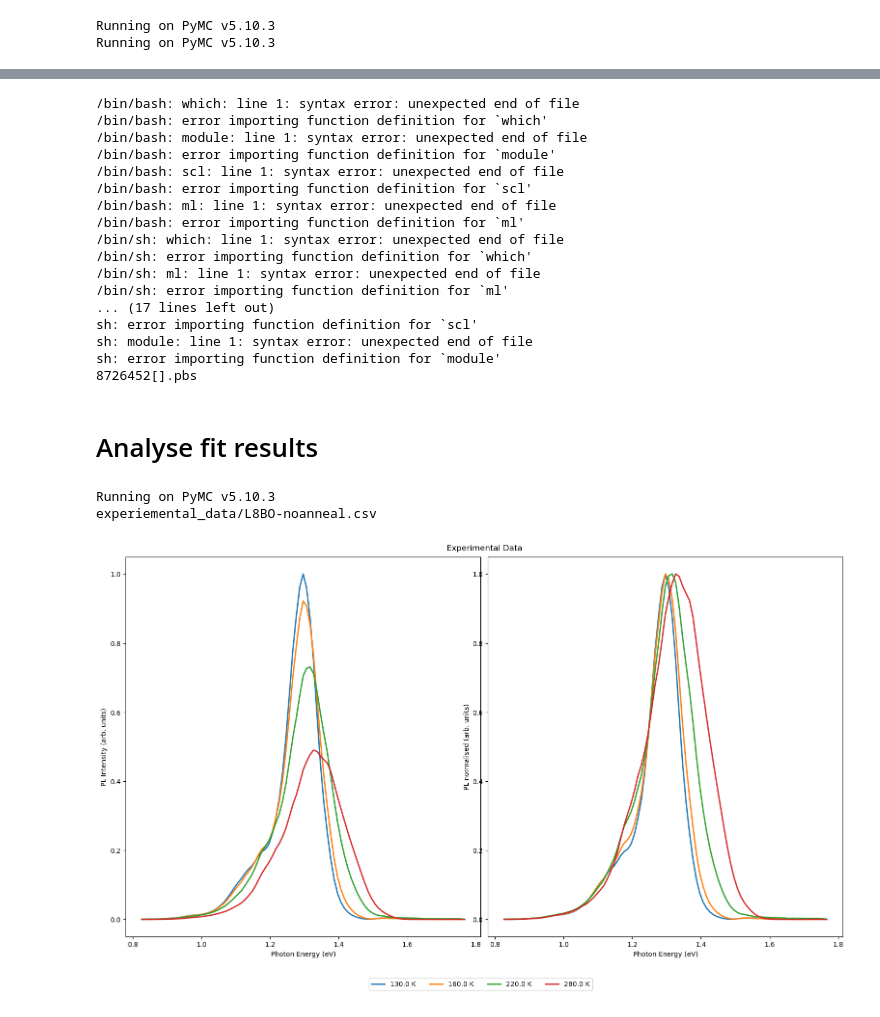
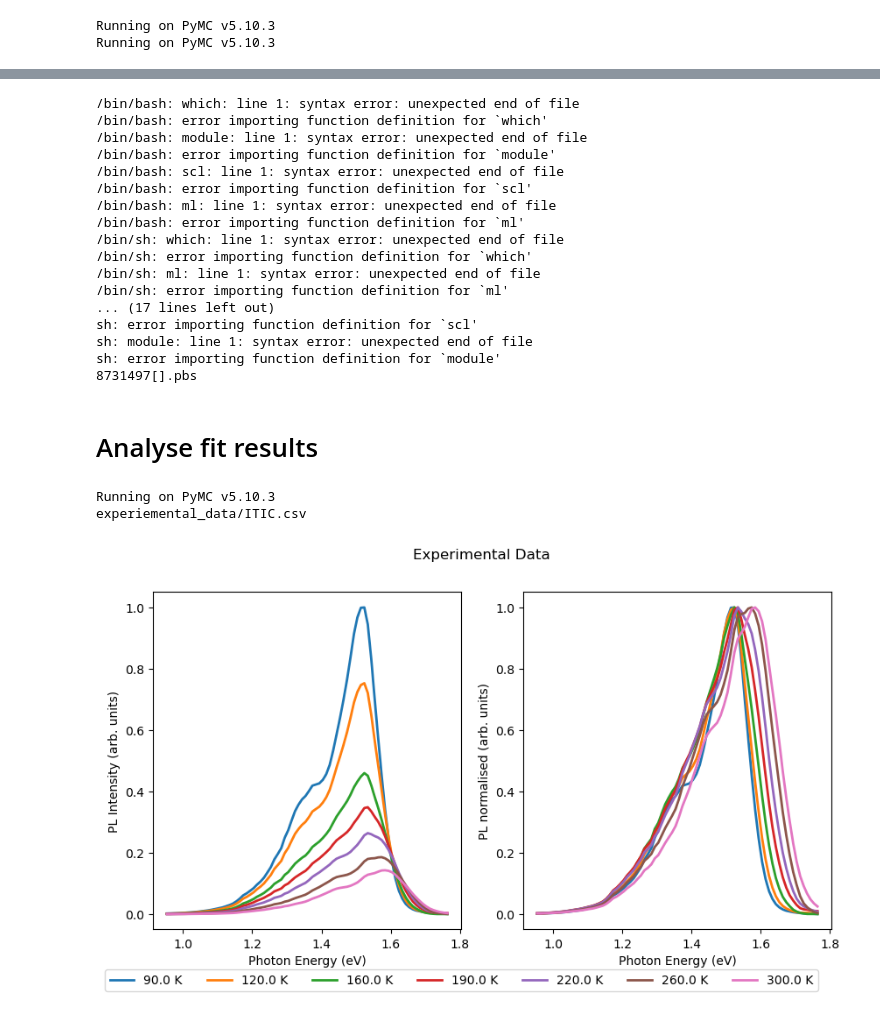
Before and after one commit to mohammedazzouzi15/pl_temp_fit, a Jupyter notebook: notebook/Workflow_fit_pl.ipynb, the cells around one changed output, grey strips where cells are left out. Cells and saved outputs as stored; diff of their text form; code cells hidden in the pictures.

```diff
--- a/notebook/Workflow_fit_pl.ipynb
+++ b/notebook/Workflow_fit_pl.ipynb
@@ -192,17 +196,17 @@ ValueError: Not enough samples to build a trace.
 script="#!/bin/bash \n"+\
     "#PBS -l walltime=07:59:01 \n"+\
     "#PBS -l select=1:ncpus=16:mem=4gb:avx=true \n"+\
-    f"#PBS -J 1-{17} \n"+\
+    f"#PBS -J 1-{16} \n"+\
     " \n"+\
     "cd /rds/general/user/ma11115/home/pl_temp_fit/ \n"+\
     "module load anaconda3/personal \n"+ \
     "source activate pymc_env     \n"+\
     f"python src/pl_temp_fit/fit_experimental_PLT.py --test_number ${'PBS_ARRAY_INDEX'} --data_file {csv_name} \n"
 #print(script)
-with open(f'HPC_bash_script/Runtest_Experiment_ITIC.sh', 'wb') as f:
+with open(f'HPC_bash_script/Runtest_Experiment_Y6.sh', 'wb') as f:
     f.write( bytes(script, 'utf-8'))
 
-!qsub  -e ./cache -o ./cache HPC_bash_script/Runtest_Experiment_ITIC.sh
+!qsub  -e ./cache -o ./cache HPC_bash_script/Runtest_Experiment_Y6.sh
 # %% [output]
 /bin/bash: which: line 1: syntax error: unexpected end of file
 /bin/bash: error importing function definition for `which'
@@ -220,34 +224,35 @@ with open(f'HPC_bash_script/Runtest_Experiment_ITIC.sh', 'wb') as f:
 sh: error importing function definition for `scl'
 sh: module: line 1: syntax error: unexpected end of file
 sh: error importing function definition for `module'
-8726452[].pbs
+8731497[].pbs
 # %% [markdown]
 # Analyse fit results
 # %%
 # analyse results
 import importlib
 importlib.reload(fit_experimental_PLT)
 import glob
 csv_files = glob.glob('experiemental_data/*.csv')
-csv_name=csv_files[12]
+csv_name=csv_files[18]#3 for y6, 18 for ITIC,12 for L8BO
 print(csv_name)
 Exp_data, temperature_list, hws = fit_experimental_PLT.read_data(csv_name)
 fit_experimental_PLT.plot_data(Exp_data, temperature_list, hws,title="Experimental Data")
 
 import arviz
 model = PLPYMCModel.PLPYMCModel()
-folder = glob.glob(f"fit_experimental/2024_01_14/{csv_name.split('/')[-1]}/*")
+folder = glob.glob(f"fit_experimental/2024_01_16/{csv_name.split('/')[-1]}/*")
 exp_data_dict_exp = {}
 model_dict_exp = {}
 for f in folder:
+
     name = f.split('/')[-1]
     if 'idata.nc' in os.listdir(f):
         exp_results = arviz.from_netcdf(f'{f}/idata.nc')
         exp_data_dict_exp[name] = exp_results
     if 'model.nc' in os.listdir(f):
         model_2 = model.load(f'{f}/model.nc')
         model_dict_exp[name] = model_2
 # %% [output]
 Running on PyMC v5.10.3
-experiemental_data/L8BO-noanneal.csv
+experiemental_data/ITIC.csv
-[figure, old version]
+[figure, new version]
```
Also changed, not shown: parts of 18 cells of this notebook, 8 other files.
